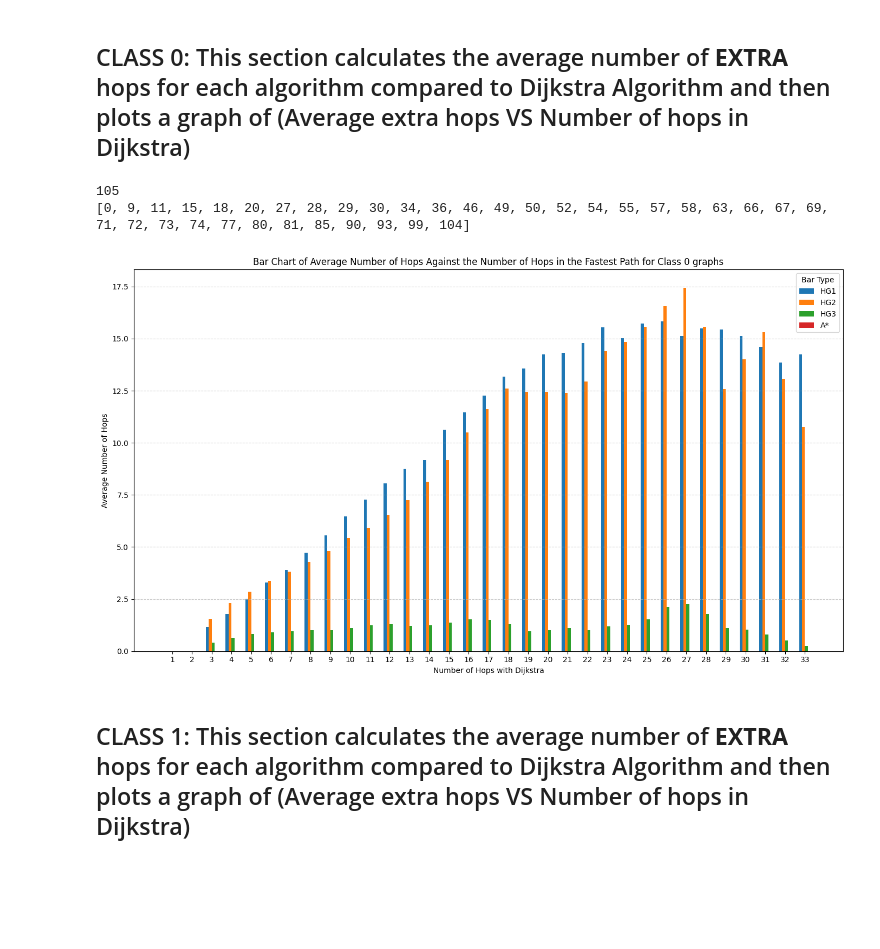
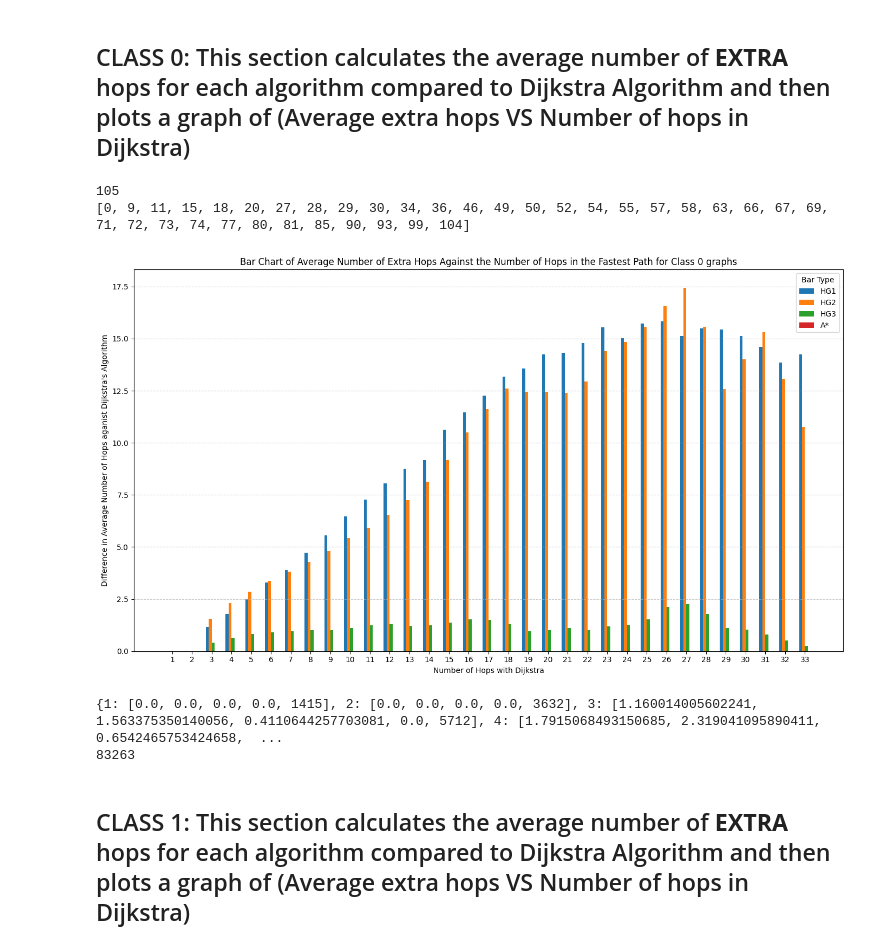
Before and after one commit to dylanljs04/human-gazed-algo, a Jupyter notebook: new_main.ipynb, the cells around one changed output. Drawn from its saved outputs; the diff is of its cells as text; code cells hidden in the pictures; blank space fills up the shorter version.

```diff
--- a/new_main.ipynb
+++ b/new_main.ipynb
@@ -724,8 +724,10 @@ Graph Plottting:
 hops_differences = {}
 print(len(dg_paths))
 print(graph_class_sorted[0])
+res = 0
 for j in graph_class_sorted[0]:
     for i in range(len(dg_paths[f"DG_{j}"])):
+        res+=1
         path = dg_paths[f"DG_{j}"][i]
         hg1_error = len(hg1_paths[f"HG1_{j}"][i]) - len(path)
         hg2_error = len(hg2_paths[f"HG2_{j}"][i]) - len(path)
@@ -762,36 +764,40 @@ fig, ax = plt.subplots(figsize=(14, 8))
 
 # Define x locations for each group of 5 bars
 x = np.arange(len(keys))  # Position of groups on x-axis
 bar_width = 0.15  # Width of each bar
 num_bars = 4  # Number of bars per group
 
 # Define custom labels for the legend
 labels = ['HG1', 'HG2', 'HG3', 'A*']
 
 # Plot each of the 5 bars for all keys
 for i in range(num_bars):
     bar_positions = x + i * bar_width  # Offset each bar
     bar_values = [v[i] for v in values]
     ax.bar(bar_positions, bar_values, bar_width, label=labels[i])
 
 # Set x-ticks to the middle of the grouped bars
 ax.set_xticks(x + bar_width * (num_bars - 1) / 2)
 ax.set_xticklabels(keys)
 
 # Add labels, title, and legend
 plt.xlabel('Number of Hops with Dijkstra')
-plt.ylabel('Average Number of Hops')
-plt.title('Bar Chart of Average Number of Hops Against the Number of Hops in the Fastest Path for Class 0 graphs')
+plt.ylabel("Difference in Average Number of Hops aganist Dijkstra's Algorithm")
+plt.title('Bar Chart of Average Number of Extra Hops Against the Number of Hops in the Fastest Path for Class 0 graphs')
 plt.legend(title="Bar Type")
 plt.grid(axis='y', linestyle='--', alpha=0.7)
 
 # Show the plot
 plt.tight_layout()
 plt.show()
+print(hops_differences)
+print(res)
 # %% [output]
 105
 [0, 9, 11, 15, 18, 20, 27, 28, 29, 30, 34, 36, 46, 49, 50, 52, 54, 55, 57, 58, 63, 66, 67, 69, 71, 72, 73, 74, 77, 80, 81, 85, 90, 93, 99, 104]
-[figure, old version]
+[figure, new version]
+{1: [0.0, 0.0, 0.0, 0.0, 1415], 2: [0.0, 0.0, 0.0, 0.0, 3632], 3: [1.160014005602241, 1.563375350140056, 0.4110644257703081, 0.0, 5712], 4: [1.7915068493150685, 2.319041095890411, 0.6542465753424658,  ...
+83263
 # %% [markdown]
 ## CLASS 1: This section calculates the average number of **EXTRA** hops for each algorithm compared to Dijkstra Algorithm and then plots a graph of (Average extra hops VS Number of hops in Dijkstra)
 # %%
```
Also changed, not shown: parts of 9 cells of this notebook, 12 other files.
